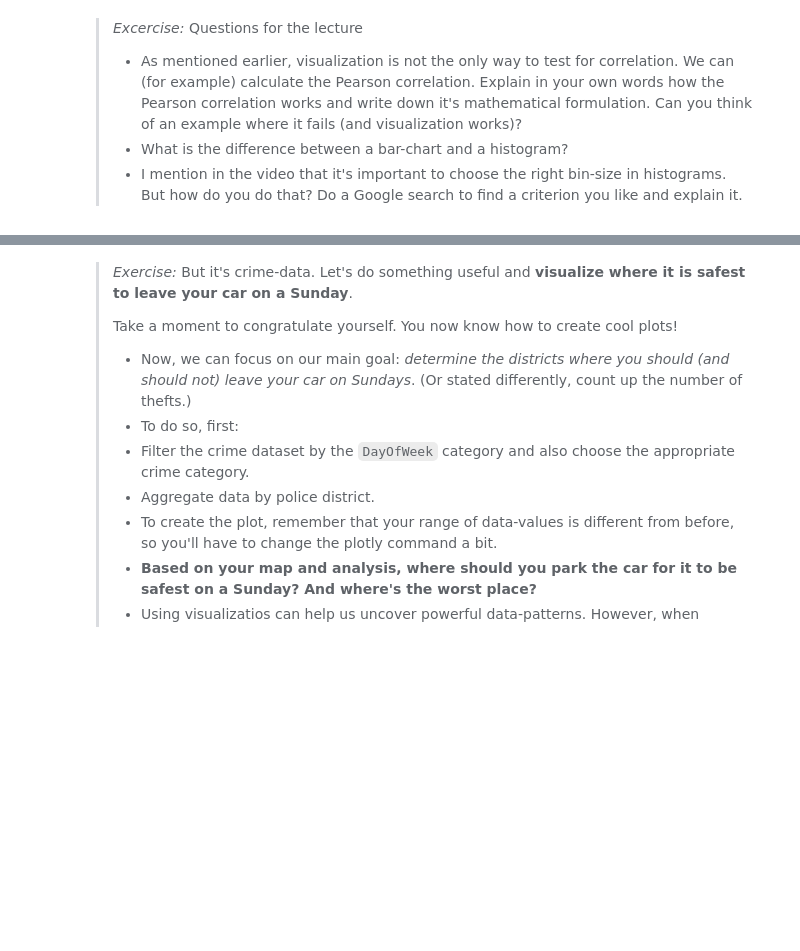
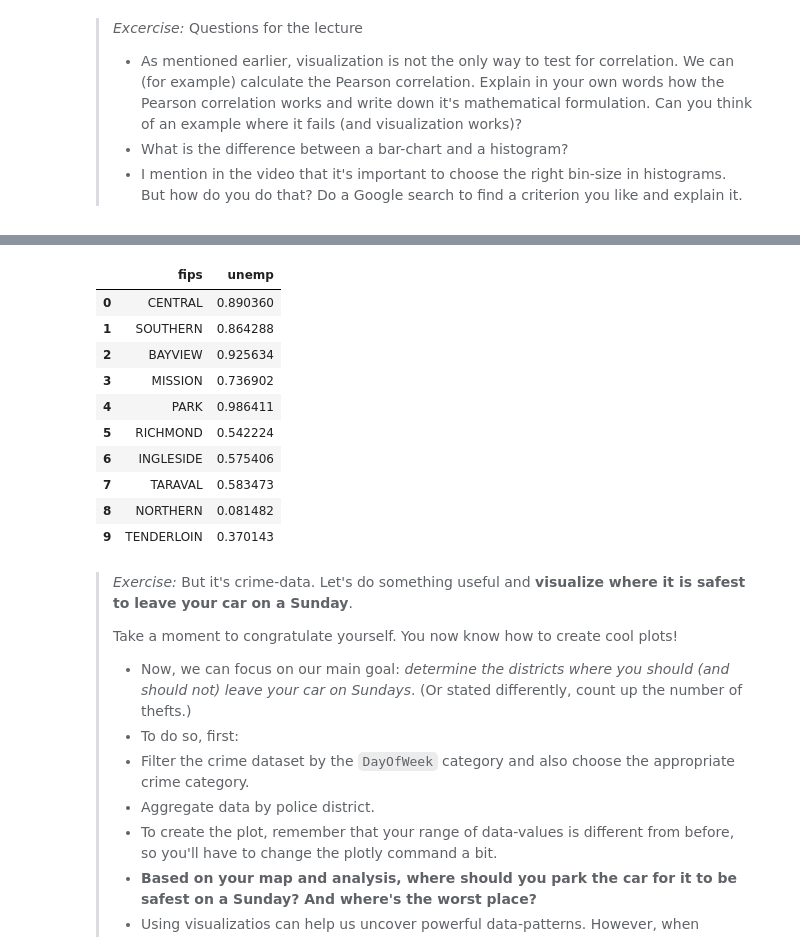
Before and after one commit to suneman/socialdata2023, a Jupyter notebook: lectures/Week3.ipynb, the cells around one changed output, grey strips where cells are left out. Saved outputs shown, nothing was run; the diff lists cells and outputs as text; code cells hidden in the pictures; blank space fills up the shorter version.

```diff
--- a/lectures/Week3.ipynb
+++ b/lectures/Week3.ipynb
@@ -75,0 +95,18 @@ You're encouraged to play around with other settings, color schemes, etc.
+# %%
+import pandas as pd
+df = pd.DataFrame.from_dict(randomdata, orient='index')
+df = df.reset_index()
+df.columns = ['fips', 'unemp']
+df
+# %% [output]
+|  | fips | unemp |
+| 0 | CENTRAL | 0.890360 |
+| 1 | SOUTHERN | 0.864288 |
+| 2 | BAYVIEW | 0.925634 |
+| 3 | MISSION | 0.736902 |
+| 4 | PARK | 0.986411 |
+| 5 | RICHMOND | 0.542224 |
+| 6 | INGLESIDE | 0.575406 |
+| 7 | TARAVAL | 0.583473 |
+| 8 | NORTHERN | 0.081482 |
+| 9 | TENDERLOIN | 0.370143 |
```
Also changed, not shown: parts of 7 cells of this notebook, 1 other file.
